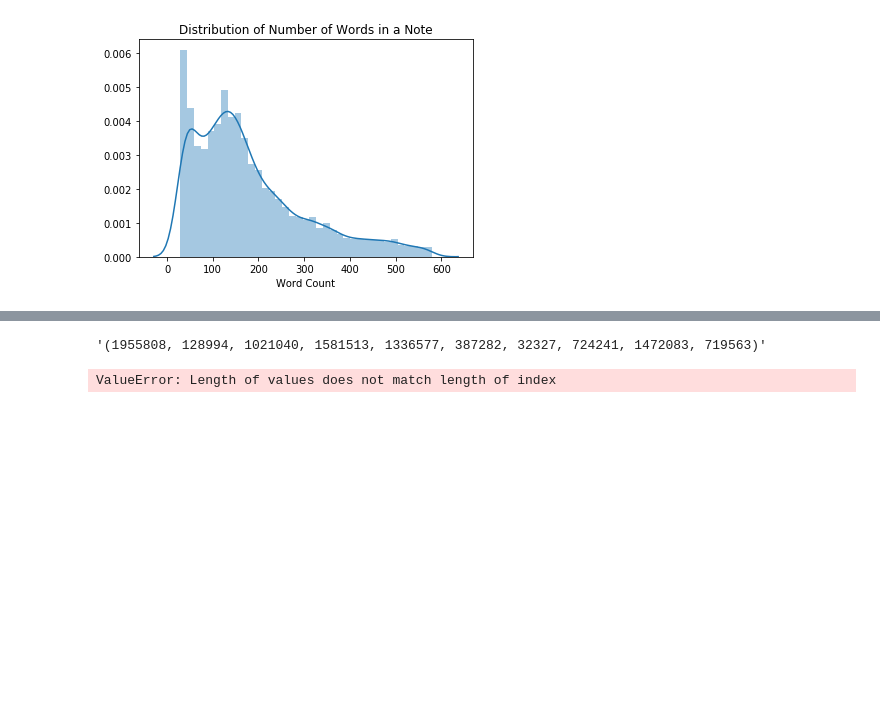
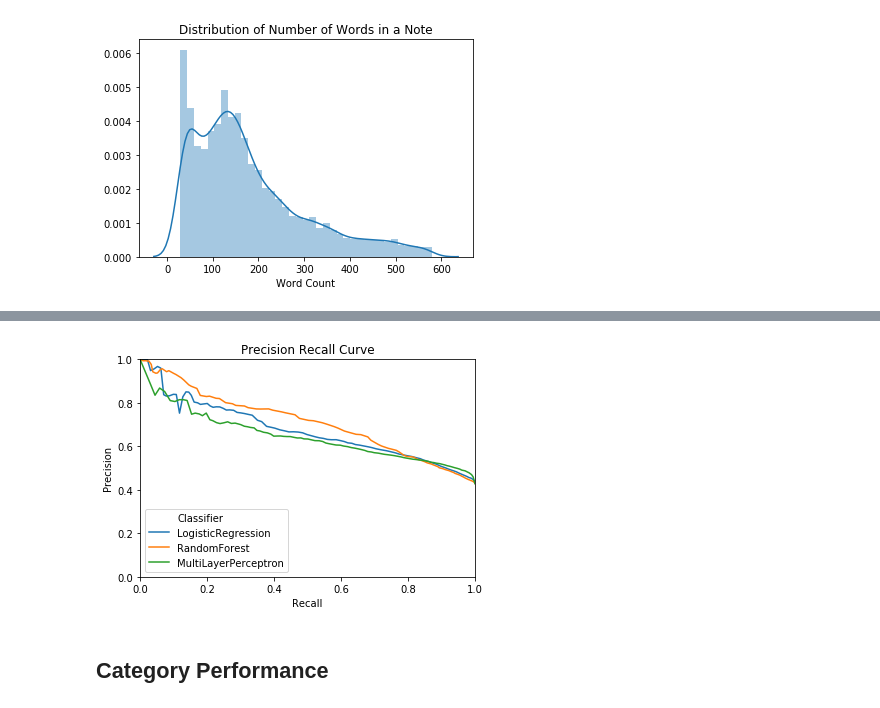
Before and after one commit to cccdenhart/icd-tagging, a Jupyter notebook: report.ipynb, the cells around one changed output, grey strips where cells are left out. Drawn from its saved outputs; the diff is of its cells as text; code cells hidden in the pictures; blank space fills up the shorter version.

```diff
--- a/report.ipynb
+++ b/report.ipynb
@@ -336,3 +385,38 @@ counts = class_counts(y_preds[2], y_test, top_level_roots)
+# %%
+def pr_curve(clf_name, probs, y_true, thresholds):
+    """
+    Generate precision/recall curve data for a given classifier.
+
+    Implementation is custom because sklearn doesn't
+    support multilabel classification for pr curve.
+    """
+    precs = []
+    recs = []
+    for thresh in thresholds:
+        preds = probs_to_preds(probs, thresh)
+        precs.append(precision_score(y_true, preds, average="weighted", zero_division=1))
+        recs.append(recall_score(y_true, preds, average="weighted", zero_division=1))
+    data = {"Classifier": [clf_name] * len(thresholds),
+            "Precision": precs,
+            "Recall": recs,
+            "Threshold": thresholds}
+    return pd.DataFrame(data)
+# %%
+# extract precision/recall data across thresholds
+thresholds = np.linspace(0, 1, 100)
+pr_dfs = [pr_curve(name, probs, Y_test, thresholds) for name, probs in prob_clfs.items()]
+pr_df = pd.concat(pr_dfs)
+# %%
+# plot precision recall curve for each classifier
+ax = sns.lineplot(x="Recall", y="Precision", hue="Classifier", data=pr_df)
+ax.set_ylim([0, 1])
+ax.set_xlim([0, 1])
+ax.set(title="Precision Recall Curve")
+plt.show()
+# %% [output]
+[figure, added]
+# %% [markdown]
+## Category Performance
 # %%
 # read in data
 with get_conn() as conn:
@@ -345,12 +429,3 @@ with get_conn() as conn:
       mimiciii.noteevents;
     """
     cat_df = as_pandas(cursor.execute(query))
-# %%
-str(ids).replace("[", "(").replace("]", ")")
-# %% [output]
-'(1955808, 128994, 1021040, 1581513, 1336577, 387282, 32327, 724241, 1472083, 719563)'
-# %%
-accs = [calc_metrics(p, t, "acc") for p, t in zip(y_preds[2], y_test)]
-cat_df["accs"] = accs
-# %% [output]
-ValueError: Length of values does not match length of index
```
Also changed, not shown: parts of 81 cells of this notebook, 5 other files.
